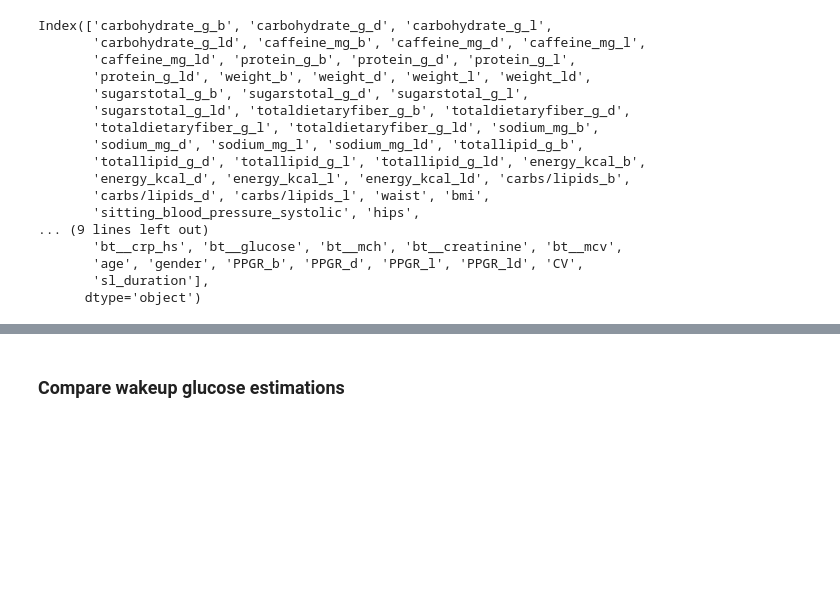
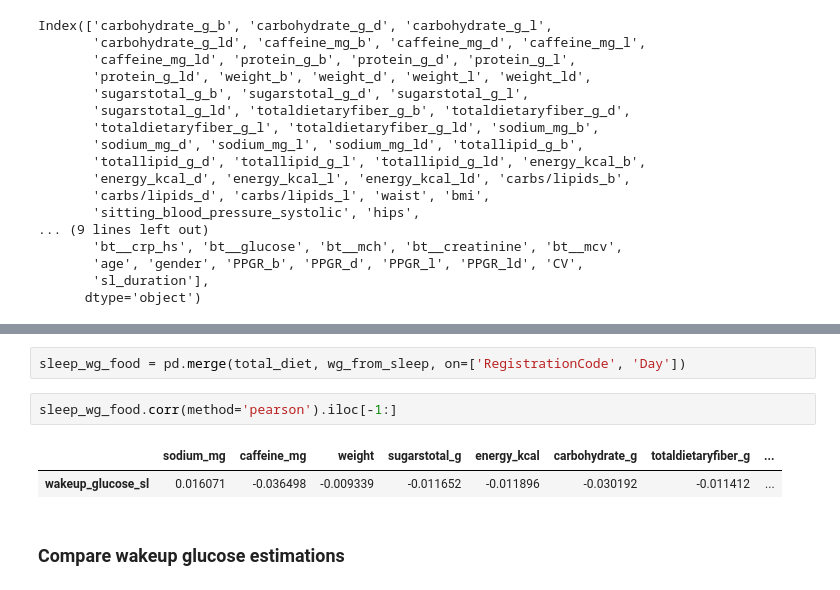
Before and after one commit to ElviraMingazova/MA_Thesis, a Jupyter notebook: Predictions from the diet and personal features.ipynb, the cells around one changed output, grey strips where cells are left out. Drawn from its saved outputs; the diff is of its cells as text; blank space fills up the shorter version.

```diff
--- a/Predictions from the diet and personal features.ipynb
+++ b/Predictions from the diet and personal features.ipynb
@@ -974,3 +986,10 @@ Index(['carbohydrate_g_b', 'carbohydrate_g_d', 'carbohydrate_g_l',
+# %%
+sleep_wg_food = pd.merge(total_diet, wg_from_sleep, on=['RegistrationCode', 'Day'])
+# %%
+sleep_wg_food.corr(method='pearson').iloc[-1:]
+# %% [output]
+|  | sodium_mg | caffeine_mg | weight | sugarstotal_g | energy_kcal | carbohydrate_g | totaldietaryfiber_g | ... |
+| wakeup_glucose_sl | 0.016071 | -0.036498 | -0.009339 | -0.011652 | -0.011896 | -0.030192 | -0.011412 | ... |
 # %% [markdown]
 ### Compare wakeup glucose estimations
 # %%
```
Also changed, not shown: parts of 2 cells of this notebook.
